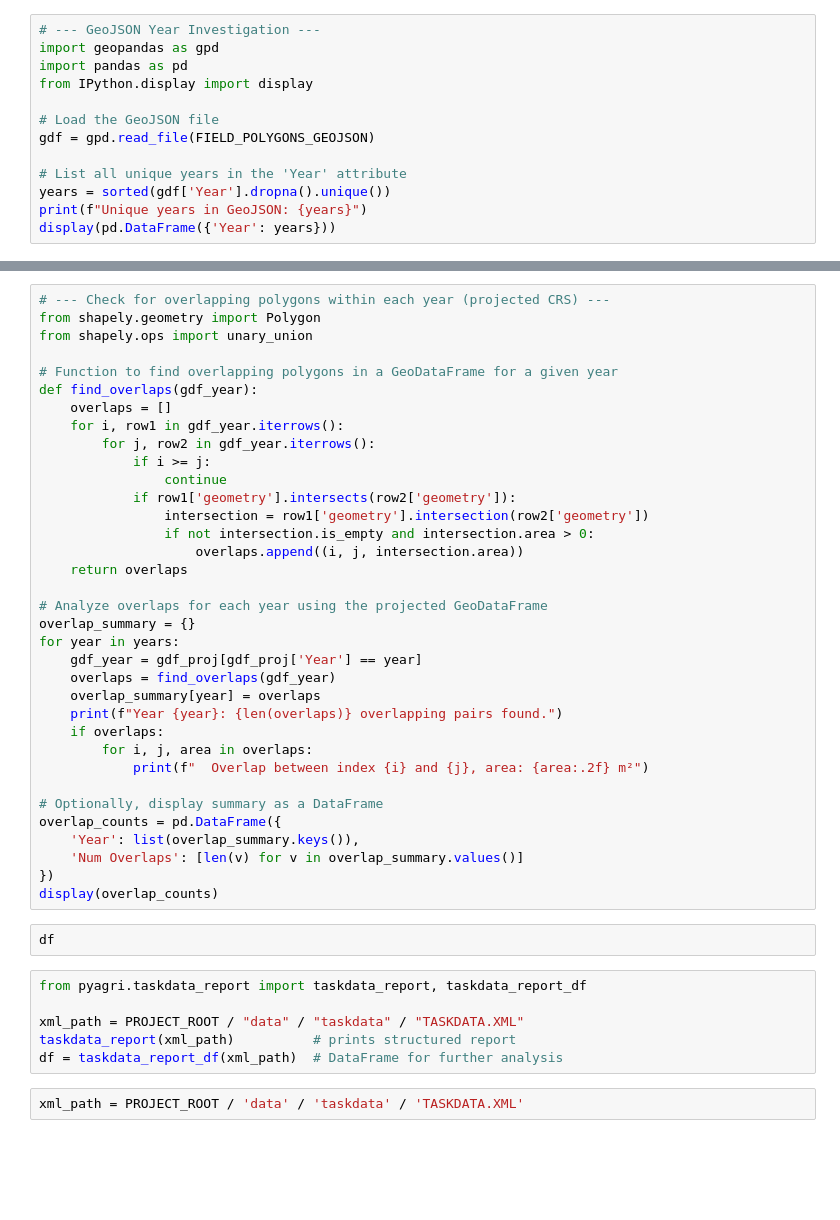
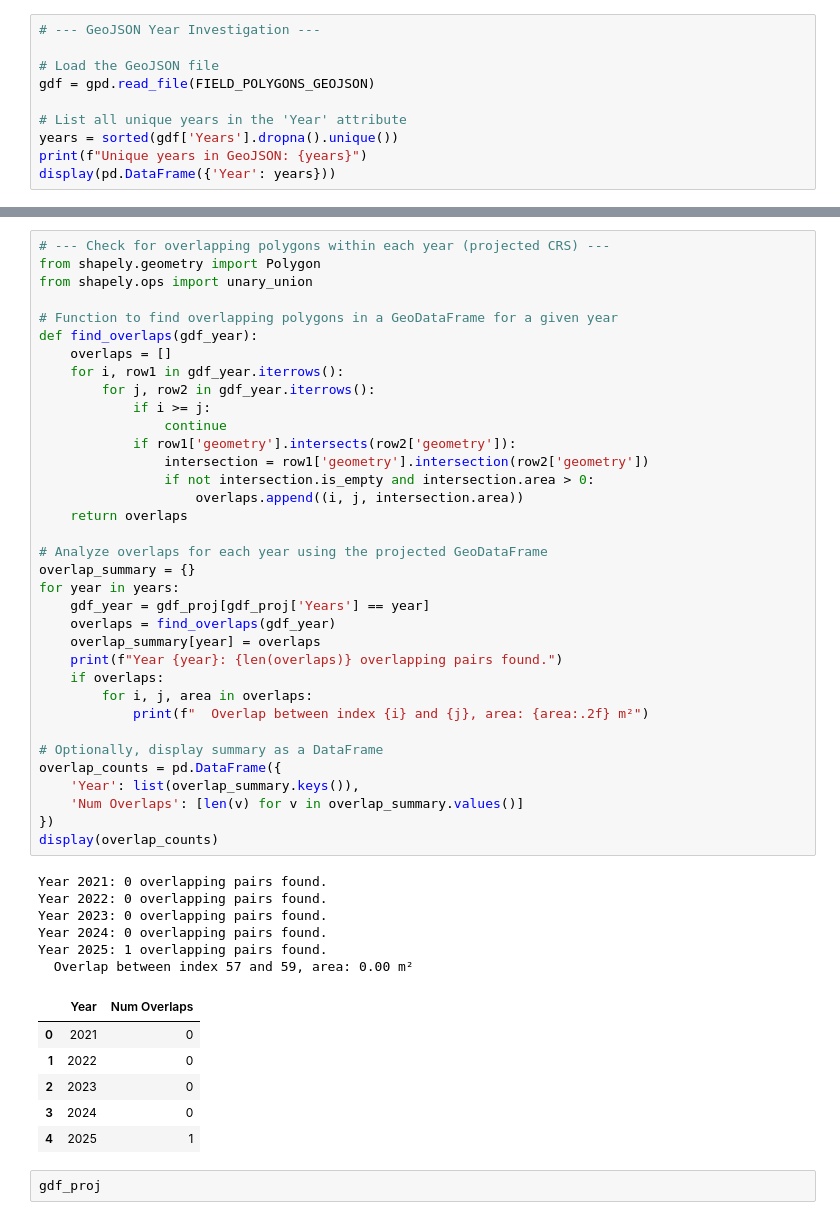
Before and after one commit to Esbern/ISO-11783-ISOBUS-harvest-Log-reader, a Jupyter notebook: notbooks/01_Raw_read.ipynb, the cells around one changed output, grey strips where cells are left out. Saved outputs shown, nothing was run; the diff lists cells and outputs as text; blank space fills up the shorter version.

```diff
--- a/notbooks/01_Raw_read.ipynb
+++ b/notbooks/01_Raw_read.ipynb
@@ -154,13 +319,10 @@ The data is now loaded and the following cells contain simpel valdation of the i
 # %%
 # --- GeoJSON Year Investigation ---
-import geopandas as gpd
-import pandas as pd
-from IPython.display import display
 
 # Load the GeoJSON file
 gdf = gpd.read_file(FIELD_POLYGONS_GEOJSON)
 
 # List all unique years in the 'Year' attribute
-years = sorted(gdf['Year'].dropna().unique())
+years = sorted(gdf['Years'].dropna().unique())
 print(f"Unique years in GeoJSON: {years}")
 display(pd.DataFrame({'Year': years}))
@@ -176,41 +349,46 @@ from shapely.ops import unary_union
 
 # Function to find overlapping polygons in a GeoDataFrame for a given year
 def find_overlaps(gdf_year):
     overlaps = []
     for i, row1 in gdf_year.iterrows():
         for j, row2 in gdf_year.iterrows():
             if i >= j:
                 continue
             if row1['geometry'].intersects(row2['geometry']):
                 intersection = row1['geometry'].intersection(row2['geometry'])
                 if not intersection.is_empty and intersection.area > 0:
                     overlaps.append((i, j, intersection.area))
     return overlaps
 
 # Analyze overlaps for each year using the projected GeoDataFrame
 overlap_summary = {}
 for year in years:
-    gdf_year = gdf_proj[gdf_proj['Year'] == year]
+    gdf_year = gdf_proj[gdf_proj['Years'] == year]
     overlaps = find_overlaps(gdf_year)
     overlap_summary[year] = overlaps
     print(f"Year {year}: {len(overlaps)} overlapping pairs found.")
     if overlaps:
         for i, j, area in overlaps:
             print(f"  Overlap between index {i} and {j}, area: {area:.2f} m²")
 
 # Optionally, display summary as a DataFrame
 overlap_counts = pd.DataFrame({
     'Year': list(overlap_summary.keys()),
     'Num Overlaps': [len(v) for v in overlap_summary.values()]
 })
 display(overlap_counts)
+# %% [output]
+Year 2021: 0 overlapping pairs found.
+Year 2022: 0 overlapping pairs found.
+Year 2023: 0 overlapping pairs found.
+Year 2024: 0 overlapping pairs found.
+Year 2025: 1 overlapping pairs found.
+  Overlap between index 57 and 59, area: 0.00 m²
+|  | Year | Num Overlaps |
+| 0 | 2021 | 0 |
+| 1 | 2022 | 0 |
+| 2 | 2023 | 0 |
+| 3 | 2024 | 0 |
+| 4 | 2025 | 1 |
 # %%
-df
+gdf_proj
-# %%
-from pyagri.taskdata_report import taskdata_report, taskdata_report_df
-
-xml_path = PROJECT_ROOT / "data" / "taskdata" / "TASKDATA.XML"
-taskdata_report(xml_path)          # prints structured report
-df = taskdata_report_df(xml_path)  # DataFrame for further analysis
-# %%
-xml_path = PROJECT_ROOT / 'data' / 'taskdata' / 'TASKDATA.XML'
```
Also changed, not shown: parts of 22 cells of this notebook, 11 other files.
